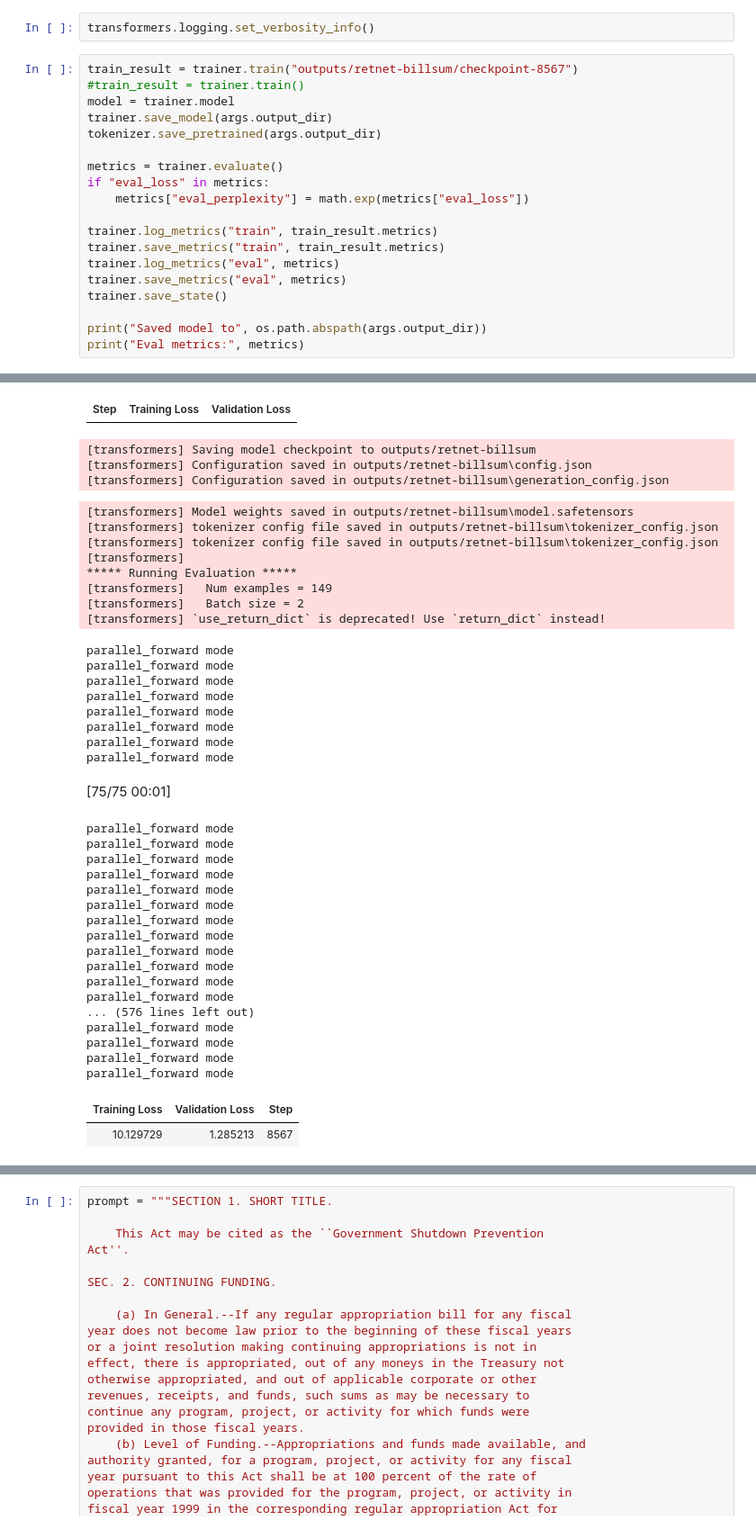
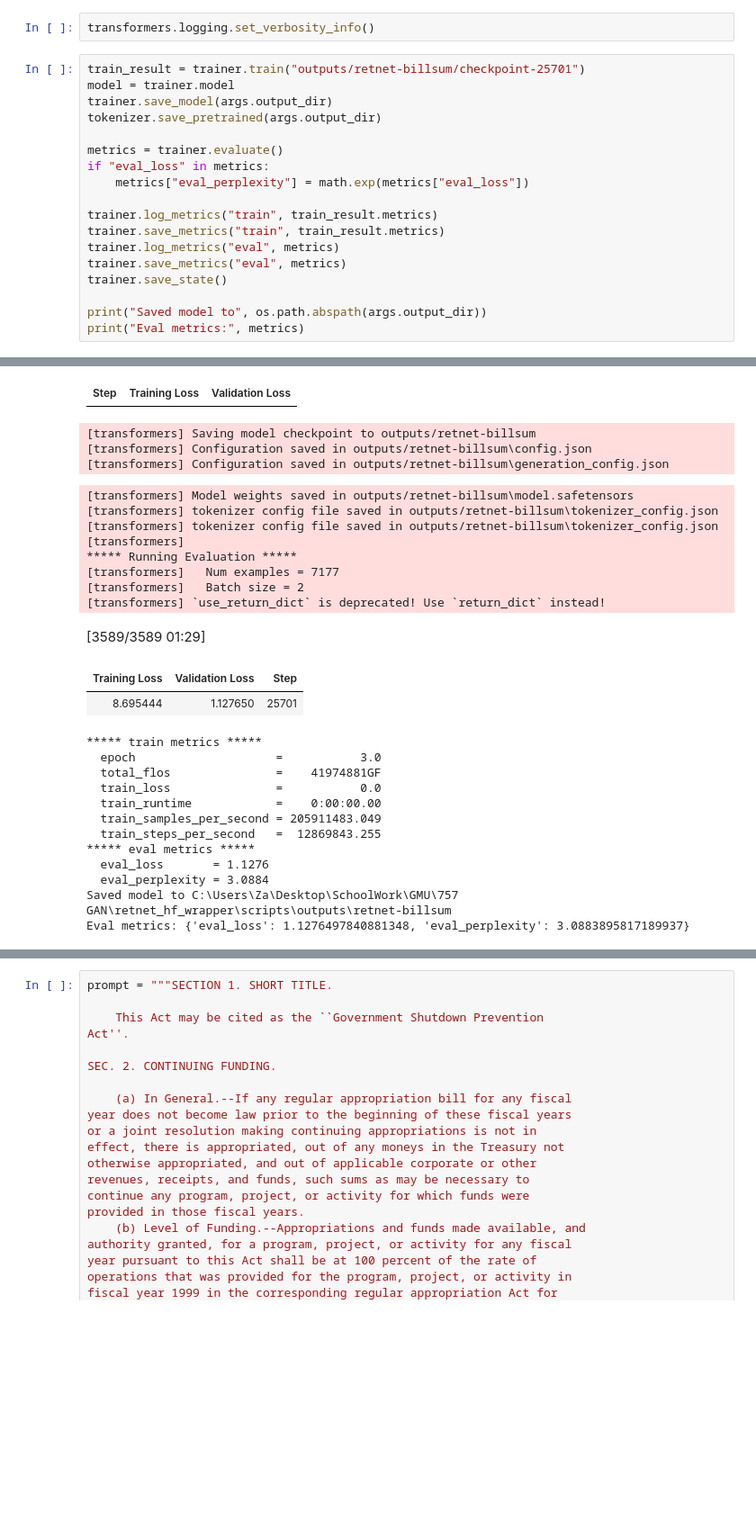
Before and after one commit to Gia-Huynh/Retnet-HuggingFace-Wrapper, a Jupyter notebook: scripts/train_retnet_clm.ipynb, the cells around one changed output, grey strips where cells are left out. Shown at 90% size. Drawn from its saved outputs; the diff is of its cells as text; blank space fills up the shorter version.

```diff
--- a/scripts/train_retnet_clm.ipynb
+++ b/scripts/train_retnet_clm.ipynb
@@ -268,8 +270,7 @@ trainer = Trainer(
 # %%
 transformers.logging.set_verbosity_info()
 # %%
-train_result = trainer.train("outputs/retnet-billsum/checkpoint-8567")
-#train_result = trainer.train()
+train_result = trainer.train("outputs/retnet-billsum/checkpoint-25701")
 model = trainer.model
 trainer.save_model(args.output_dir)
 tokenizer.save_pretrained(args.output_dir)
@@ -307,40 +308,27 @@ Training completed. Do not forget to share your model on huggingface.co/models =
 | Step | Training Loss | Validation Loss |
 [transformers] Saving model checkpoint to outputs/retnet-billsum
 [transformers] Configuration saved in outputs/retnet-billsum\config.json
 [transformers] Configuration saved in outputs/retnet-billsum\generation_config.json
 [transformers] Model weights saved in outputs/retnet-billsum\model.safetensors
 [transformers] tokenizer config file saved in outputs/retnet-billsum\tokenizer_config.json
 [transformers] tokenizer config file saved in outputs/retnet-billsum\tokenizer_config.json
 [transformers]
 ***** Running Evaluation *****
-[transformers]   Num examples = 149
+[transformers]   Num examples = 7177
 [transformers]   Batch size = 2
 [transformers] `use_return_dict` is deprecated! Use `return_dict` instead!
+[3589/3589 01:29]
+| Training Loss | Validation Loss | Step |
+| 8.695444 | 1.127650 | 25701 |
-parallel_forward mode
-parallel_forward mode
-parallel_forward mode
-parallel_forward mode
-parallel_forward mode
-parallel_forward mode
-parallel_forward mode
-parallel_forward mode
+***** train metrics *****
+  epoch                    =           3.0
+  total_flos               =    41974881GF
+  train_loss               =           0.0
+  train_runtime            =    0:00:00.00
+  train_samples_per_second = 205911483.049
+  train_steps_per_second   =  12869843.255
+***** eval metrics *****
+  eval_loss       = 1.1276
+  eval_perplexity = 3.0884
+Saved model to C:\Users\Za\Desktop\SchoolWork\GMU\757 GAN\retnet_hf_wrapper\scripts\outputs\retnet-billsum
+Eval metrics: {'eval_loss': 1.1276497840881348, 'eval_perplexity': 3.0883895817189937}
-[75/75 00:01]
-parallel_forward mode
-parallel_forward mode
-parallel_forward mode
-parallel_forward mode
-parallel_forward mode
-parallel_forward mode
-parallel_forward mode
-parallel_forward mode
-parallel_forward mode
-parallel_forward mode
-parallel_forward mode
-parallel_forward mode
-... (576 lines left out)
-parallel_forward mode
-parallel_forward mode
-parallel_forward mode
-parallel_forward mode
-| Training Loss | Validation Loss | Step |
-| 10.129729 | 1.285213 | 8567 |
```
Also changed, not shown: parts of 6 cells of this notebook, 1 other file.
